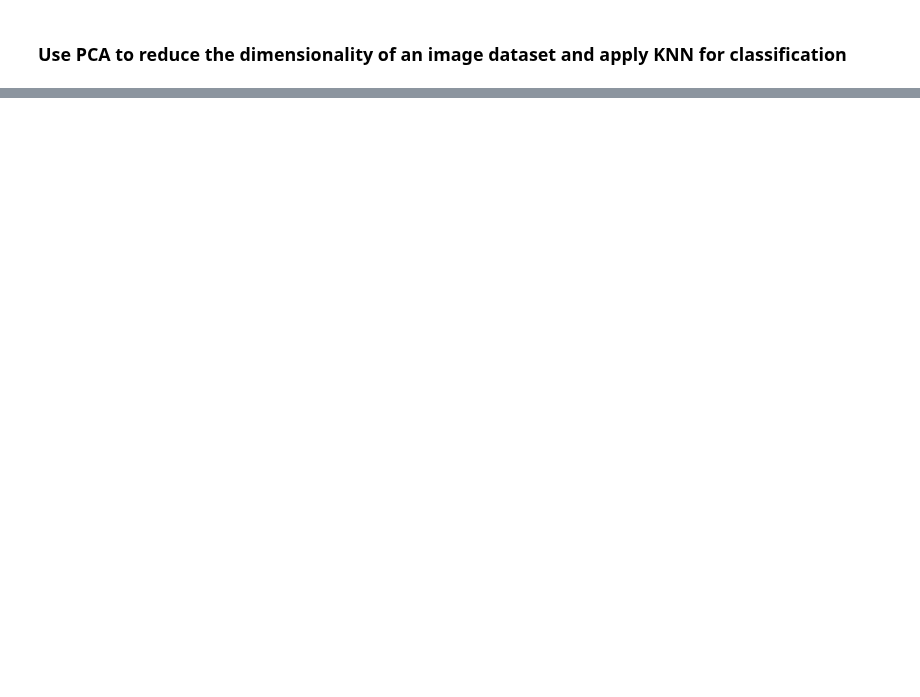
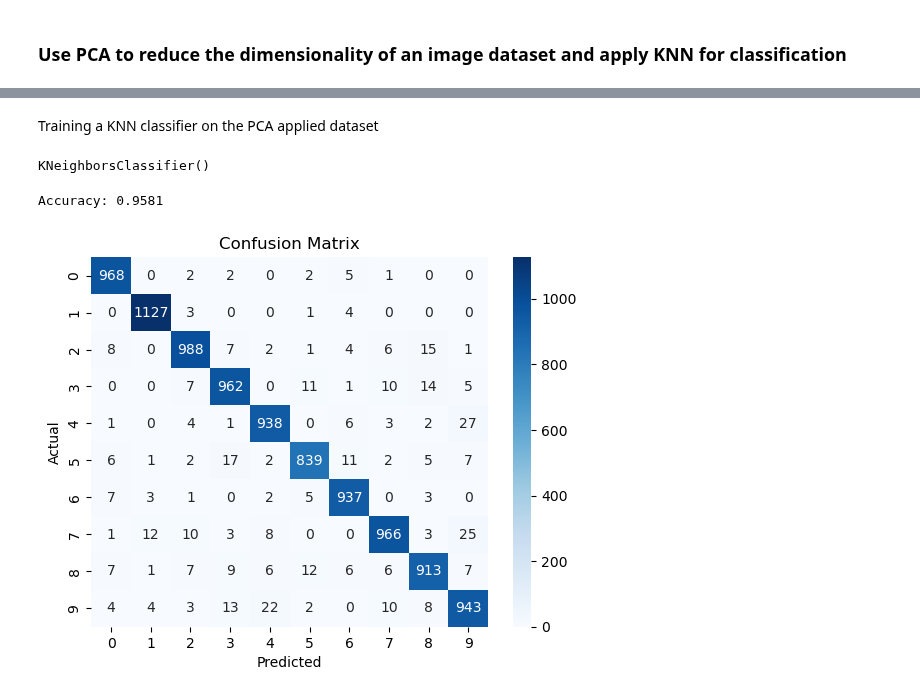
Before and after one commit to Hr15h1/AI_semII, a Jupyter notebook: lab_cycle_II/program_II.ipynb, the cells around one changed output, grey strips where cells are left out. Drawn from its saved outputs; the diff is of its cells as text; code cells hidden in the pictures; blank space fills up the shorter version.

```diff
--- a/lab_cycle_II/program_II.ipynb
+++ b/lab_cycle_II/program_II.ipynb
@@ -195,0 +96,26 @@ KeyError: 'label'
+# %%
+pca = PCA(n_components=39)
+X_train = pca.fit_transform(X_train)
+X_test = pca.transform(X_test)
+# %% [markdown]
+Training a KNN classifier on the PCA applied dataset
+# %%
+knn_01 = KNeighborsClassifier(n_neighbors = 5)
+# %%
+knn_01.fit(X_train, y_train)
+# %% [output]
+KNeighborsClassifier()
+# %%
+pred_01 = knn_01.predict(X_test)
+# %%
+print("Accuracy:", accuracy_score(y_test, pred_01))
+conf_matrix = confusion_matrix(y_test, pred_01)
+
+sns.heatmap(conf_matrix.get(), annot=True, fmt="d", cmap="Blues", xticklabels=range(10), yticklabels=range(10))
+plt.xlabel("Predicted")
+plt.ylabel("Actual")
+plt.title("Confusion Matrix")
+plt.show()
+# %% [output]
+Accuracy: 0.9581
+[figure, added]
```
Also changed, not shown: parts of 39 cells of this notebook, 11 other files.
